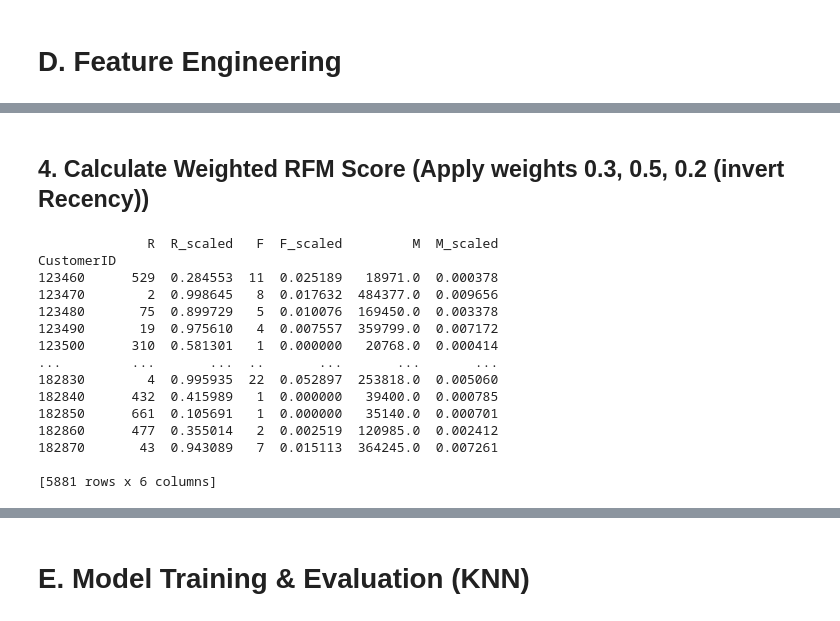
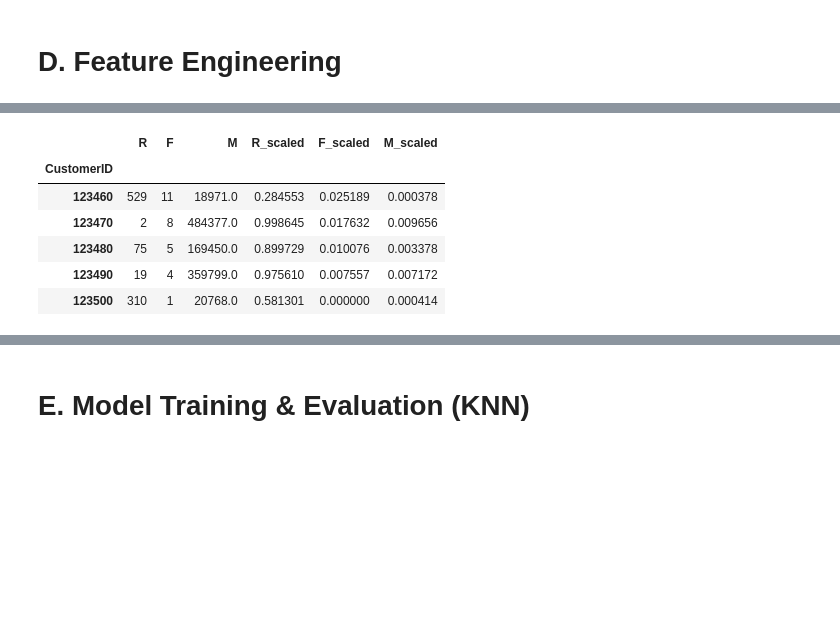
Before and after one commit to trangntp37/RFM_Analysis_for_Online_Retail, a Jupyter notebook: data_cleaning_and_analysis.ipynb, the cells around one changed output, grey strips where cells are left out. Cells and saved outputs as stored; diff of their text form; code cells hidden in the pictures; blank space fills up the shorter version.

```diff
--- a/data_cleaning_and_analysis.ipynb
+++ b/data_cleaning_and_analysis.ipynb
@@ -327,2 +250,0 @@ CustomerID
-# %% [markdown]
-## 4. Calculate Weighted RFM Score (Apply weights 0.3, 0.5, 0.2 (invert Recency))
@@ -332,32 +251,42 @@ recency_final["R_scaled"] = 1 - recency_final["R_scaled"]
-# %%
-# Merge Recency + Frequency + Monetary
-rfm_final = recency_final.merge(
-    frequency_final,
-    on="CustomerID",
-    how="inner"
-)
-
-rfm_final = rfm_final.merge(
-    monetary_final,
-    on="CustomerID",
-    how="inner"
-)
-
-print(rfm_final)
-# %% [output]
-              R  R_scaled   F  F_scaled         M  M_scaled
-CustomerID
-123460      529  0.284553  11  0.025189   18971.0  0.000378
-123470        2  0.998645   8  0.017632  484377.0  0.009656
-123480       75  0.899729   5  0.010076  169450.0  0.003378
-123490       19  0.975610   4  0.007557  359799.0  0.007172
-123500      310  0.581301   1  0.000000   20768.0  0.000414
-...         ...       ...  ..       ...       ...       ...
-182830        4  0.995935  22  0.052897  253818.0  0.005060
-182840      432  0.415989   1  0.000000   39400.0  0.000785
-182850      661  0.105691   1  0.000000   35140.0  0.000701
-182860      477  0.355014   2  0.002519  120985.0  0.002412
-182870       43  0.943089   7  0.015113  364245.0  0.007261
-
-[5881 rows x 6 columns]
+# %%
+# Reference date for Recency
+reference_date = df["InvoiceDate"].max() + pd.Timedelta(days=1)
+
+# Create TotalPrice for Monetary
+df["TotalPrice"] = df["Quantity"] * df["Price"]
+
+# Aggregate RFM
+rfm = df.groupby("CustomerID").agg({
+    "InvoiceDate": lambda x: (reference_date - x.max()).days,  # Recency
+    "Invoice": "nunique",                                      # Frequency
+    "TotalPrice": "sum"                                        # Monetary
+}).rename(columns={
+    "InvoiceDate": "R",
+    "Invoice": "F",
+    "TotalPrice": "M"
+})
+
+# Min–Max Scaling
+scaler = MinMaxScaler()
+rfm_scaled = pd.DataFrame(
+    scaler.fit_transform(rfm),
+    columns=["R_scaled", "F_scaled", "M_scaled"],
+    index=rfm.index
+)
+
+# Invert Recency (lower days = better)
+rfm_scaled["R_scaled"] = 1 - rfm_scaled["R_scaled"]
+
+# Final RFM table
+rfm_final = pd.concat([rfm, rfm_scaled], axis=1)
+
+rfm_final.head()
+# %% [output]
+|  | R | F | M | R_scaled | F_scaled | M_scaled |
+| CustomerID |  |  |  |  |  |  |
+| 123460 | 529 | 11 | 18971.0 | 0.284553 | 0.025189 | 0.000378 |
+| 123470 | 2 | 8 | 484377.0 | 0.998645 | 0.017632 | 0.009656 |
+| 123480 | 75 | 5 | 169450.0 | 0.899729 | 0.010076 | 0.003378 |
+| 123490 | 19 | 4 | 359799.0 | 0.975610 | 0.007557 | 0.007172 |
+| 123500 | 310 | 1 | 20768.0 | 0.581301 | 0.000000 | 0.000414 |
 # %%
```
Also changed, not shown: parts of 42 cells of this notebook, 3 other files.
